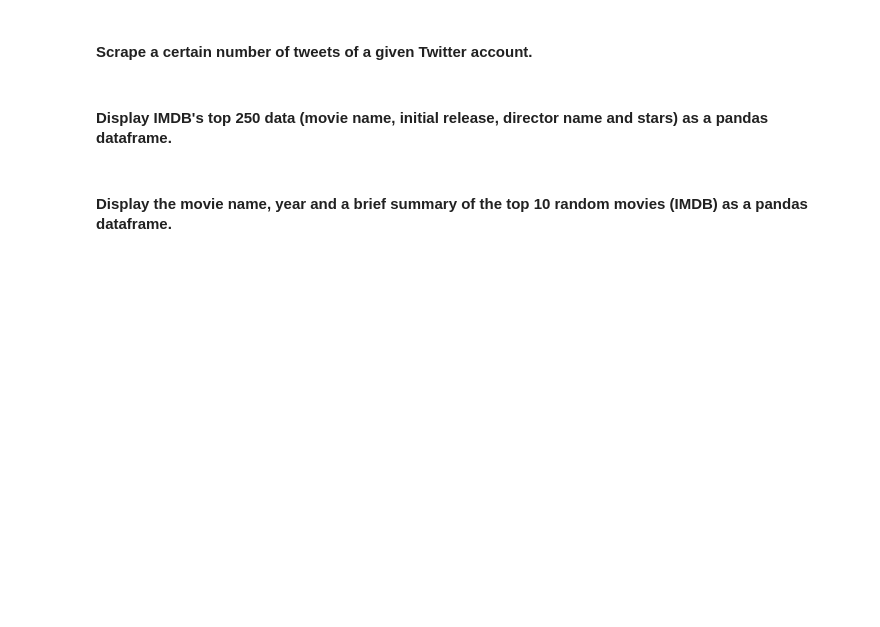
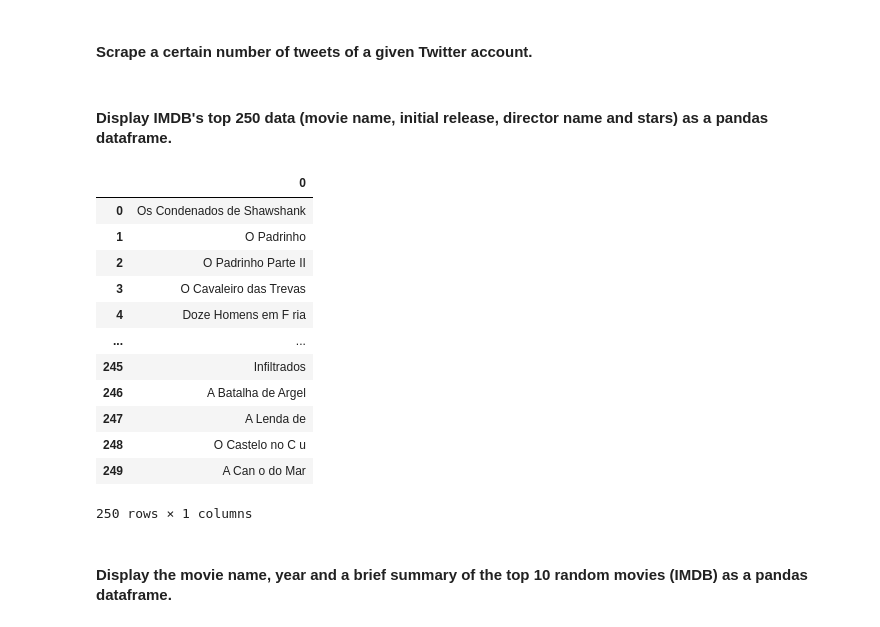
Before and after one commit to ta-data-lis/lab-web-scraping, a Jupyter notebook: your-code/main.ipynb, the cells around one changed output. Drawn from its saved outputs; the diff is of its cells as text; code cells hidden in the pictures; blank space fills up the shorter version.

```diff
--- a/your-code/main.ipynb
+++ b/your-code/main.ipynb
@@ -168,3 +396,33 @@ url = 'https://www.imdb.com/chart/top'
+# %%
+# your code here
+html = requests.get(url).content
+html
+soup = BeautifulSoup(html, "lxml")
+
+text = [element.text for element in soup.find_all("td",  attrs={"class": "titleColumn"})]
+name_text = [text.replace("\n", " ") for text in text]
+
+films = [' '.join(re.findall(r'[a-zA-Z]+' ,row)) for row in name_text]
+#films = [''.join(row) for row in films]
+films = [''.join(row) for row in films]
+df = pd.DataFrame(films)
+df.head(250)
+#dict_countries = {films[idx] : row  for idx, row in enumerate(name_text)}
+#dict_countries
+# %% [output]
+|  | 0 |
+| 0 | Os Condenados de Shawshank |
+| 1 | O Padrinho |
+| 2 | O Padrinho Parte II |
+| 3 | O Cavaleiro das Trevas |
+| 4 | Doze Homens em F ria |
+| ... | ... |
+| 245 | Infiltrados |
+| 246 | A Batalha de Argel |
+| 247 | A Lenda de |
+| 248 | O Castelo no C u |
+| 249 | A Can o do Mar |
+250 rows × 1 columns
 # %% [markdown]
 #### Display the movie name, year and a brief summary of the top 10 random movies (IMDB) as a pandas dataframe.
 # %%
```
Also changed, not shown: parts of 36 cells of this notebook.
